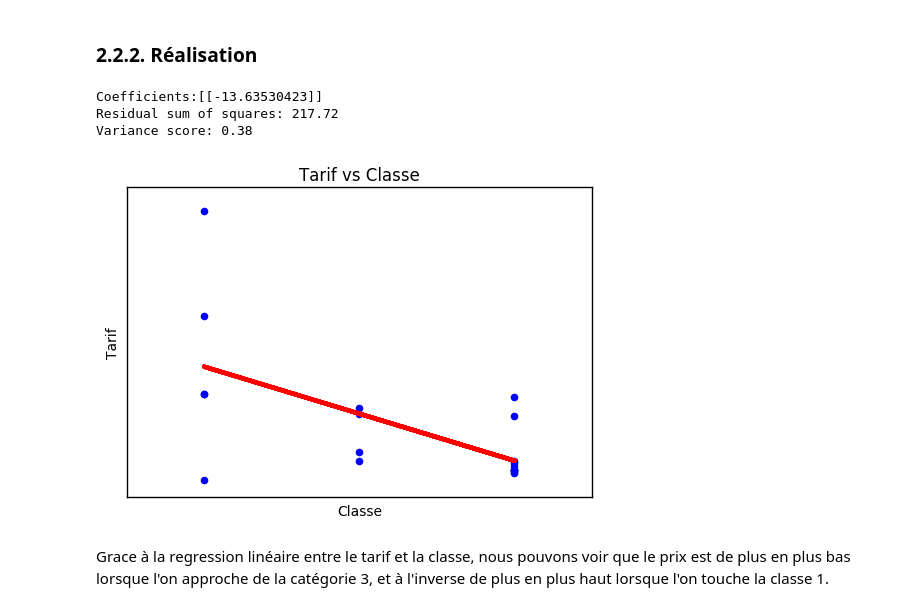
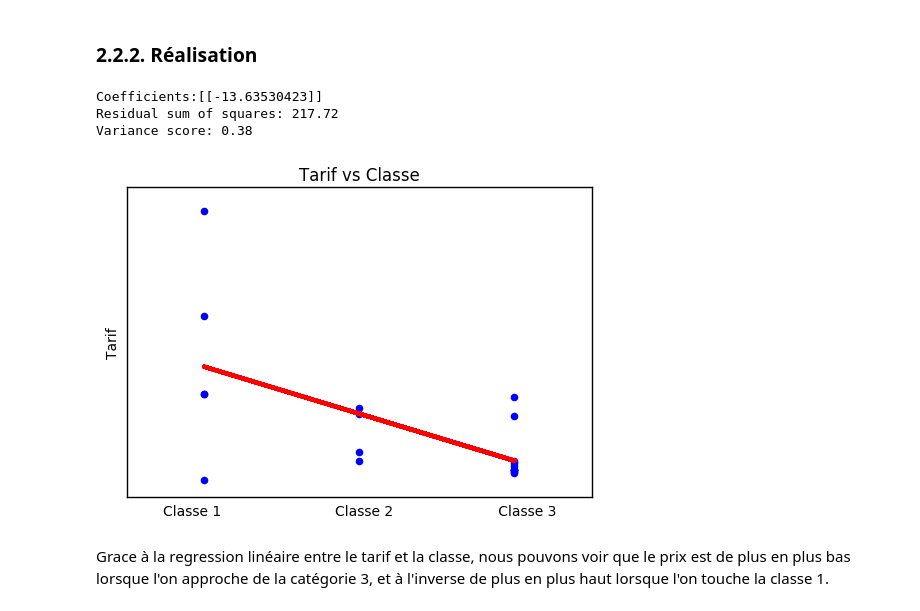
Before and after one commit to CharpentierNicolas/NicolasCharpentierML, a Jupyter notebook: P2/CharpentierRenduFinalP2.ipynb, the cells around one changed output. Drawn from its saved outputs; the diff is of its cells as text; code cells hidden in the pictures.

```diff
--- a/P2/CharpentierRenduFinalP2.ipynb
+++ b/P2/CharpentierRenduFinalP2.ipynb
@@ -219,33 +219,33 @@ Nous allons dans cette partie essayer de justifier les 2 tendances émises ci-de
 # %%
 from sklearn import datasets, linear_model
 
 data_X_test = data['Pclass'].to_frame()[-20:]
 data_y_test = data['Fare'].to_frame()[-20:]
 regr = linear_model.LinearRegression()
 regr.fit(data_X_test, data_y_test)
 
 print('Coefficients:' +  str(regr.coef_))
 
 print("Residual sum of squares: %.2f"
       % np.mean((regr.predict(data_X_test) - data_y_test) ** 2))
 
 print('Variance score: %.2f' % regr.score(data_X_test, data_y_test))
 
 pyplot.title('Tarif vs Classe')
-pyplot.xlabel('Classe')
+pyplot.xlabel('Classe 1                          Classe 2                        Classe 3')
 pyplot.ylabel('Tarif')
 pyplot.scatter(data_X_test, data_y_test,  color='blue')
 pyplot.plot(data_X_test, regr.predict(data_X_test), color='red',
          linewidth=3)
 pyplot.xticks(())
 pyplot.yticks(())
 
 pyplot.show()
 # %% [output]
 Coefficients:[[-13.63530423]]
 Residual sum of squares: 217.72
 Variance score: 0.38
-[figure, old version]
+[figure, new version]
 # %% [markdown]
 Grace à la regression linéaire entre le tarif et la classe, nous pouvons voir que le prix est de plus en plus bas lorsque l'on approche de la catégorie 3, et à l'inverse de plus en plus haut lorsque l'on touche la classe 1.
 # %%
```
